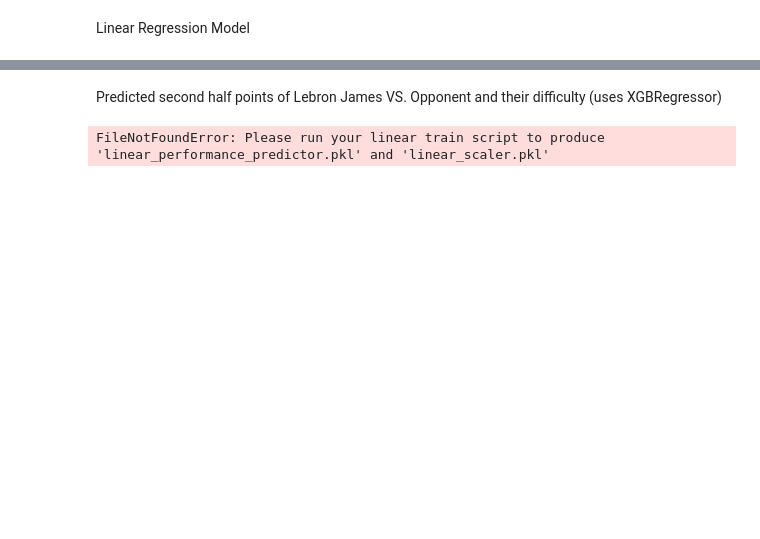
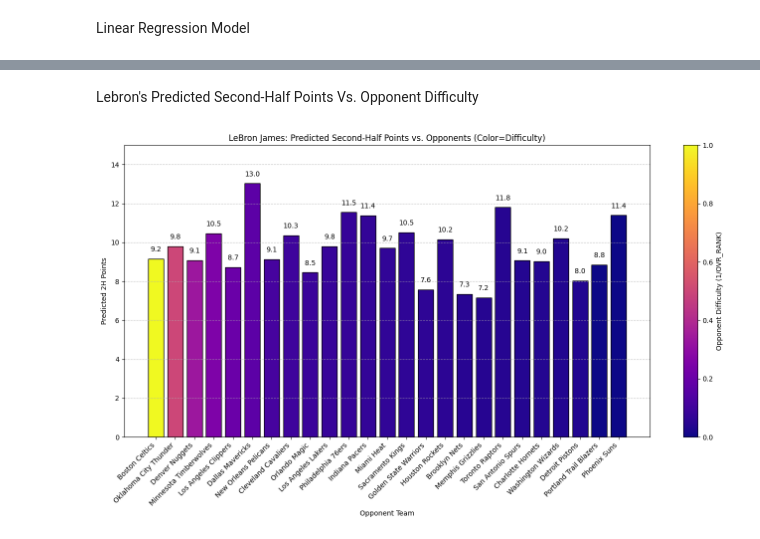
Before and after one commit to Richwhat28/Predictive_NBA_performance_ML, a Jupyter notebook: NbaNewPredictionsLinear.ipynb, the cells around one changed output, grey strips where cells are left out. Saved outputs shown, nothing was run; the diff lists cells and outputs as text; code cells hidden in the pictures; blank space fills up the shorter version.

```diff
--- a/NbaNewPredictionsLinear.ipynb
+++ b/NbaNewPredictionsLinear.ipynb
@@ -244,5 +242,5 @@ For example, when doing 'df[col].method(value, inplace=True)', try using 'df.met
-# %% [markdown]
-Predicted second half points of Lebron James VS. Opponent and their difficulty (uses XGBRegressor)
+# %% [markdown]
+Lebron's Predicted Second-Half Points Vs. Opponent Difficulty
 # %%
 import pandas as pd
 import numpy as np
@@ -252,8 +250,9 @@ import joblib
 import os
 import pathlib
 
-from sklearn.linear_model  import LinearRegression
+from sklearn.pipeline import make_pipeline
 from sklearn.preprocessing import StandardScaler
+from sklearn.linear_model import LinearRegression
 
 # -----------------------------------
 # Helpers
@@ -269,7 +268,7 @@ def find_csv(filename: str) -> pathlib.Path:
     raise FileNotFoundError(f"Could not find {filename}")
 
 def load_season_averages() -> pd.DataFrame:
-    """Concatenate all per‑game CSVs under Datasets/NBA dataset 23‑24 (NEW)."""
+    """Concatenate all per-game CSVs under Datasets/NBA dataset 23-24 (NEW)."""
     folder = pathlib.Path("Datasets") / "NBA dataset 23-24 (NEW)"
     if not folder.exists():
         raise FileNotFoundError(f"{folder} not found.")
@@ -289,7 +288,7 @@ def load_season_averages() -> pd.DataFrame:
     })[["PLAYER_NAME","MP_per_game","PTS_per_game","AST_per_game","TRB_per_game","eFG_pct"]]
 
 # -----------------------------------
-# Team‑code → full name map
+# Team-code → full name map
 # -----------------------------------
 team_name_map = {
     "ATL":"Atlanta Hawks","BOS":"Boston Celtics","BKN":"Brooklyn Nets",
@@ -305,23 +304,7 @@ team_name_map = {
 }
 
 # -----------------------------------
-# Load your LinearRegression model & scaler
-# -----------------------------------
-if not (os.path.exists('linear_performance_predictor.pkl')
-        and os.path.exists('linear_scaler.pkl')):
-    raise FileNotFoundError(
-      "Please run your linear train script to produce "
-      "'linear_performance_predictor.pkl' and 'linear_scaler.pkl'"
-    )
-model  = joblib.load('linear_performance_predictor.pkl')
-scaler = joblib.load('linear_scaler.pkl')
-
-# (Optional) sanity check:
-from sklearn.linear_model import LinearRegression
-if not isinstance(model, LinearRegression):
-    raise RuntimeError("Loaded pickle is not a LinearRegression!")
-# -----------------------------------
-# Read shot‑chart & ranking data
+# Read shot-chart & ranking data
 # -----------------------------------
 shots_csv   = find_csv("23-24 NBA dataset.csv")
 ranking_csv = find_csv("23-24 NBA RANKING.csv")
@@ -357,7 +340,7 @@ shots['POINTS'] = np.where(
 )
 
 # -----------------------------------
-# First‑ vs Second‑Half Aggregation
+# First- vs Second-Half Aggregation
 # -----------------------------------
 grouped = shots.groupby(
     ['GAME_ID','PLAYER_NAME','TEAM_NAME','OPPONENT_TEAM_FULL','PERIOD']
@@ -418,7 +401,7 @@ player_df   = game_player_data[
 if player_df.empty:
     raise ValueError(f"No data for {player_name}")
 
-# extra first‑half features by opponent
+# extra first-half features by opponent
 lh = shots[
     (shots['PLAYER_NAME'].str.upper()==player_name.upper()) &
     (shots['PERIOD'].isin([1,2]))
@@ -429,7 +412,7 @@ extra = lh.groupby('OPPONENT_TEAM_FULL').agg(
     home_flag_feat   =('home_flag','max')
 ).rename(columns={'home_flag_feat':'home_flag'}).reset_index()
 
-# opponent‑level summary
+# opponent-level summary
 opp = (
     player_df.groupby('OPPONENT_TEAM_FULL')
     .agg(
@@ -458,16 +441,33 @@ for col in ['MP_per_game','PTS_per_game','AST_per_game','TRB_per_game','eFG_pct'
     opp[col] = stats[col]
 
 # -----------------------------------
-# Prepare features & predict with LinearRegression
+# Prepare features & target
 # -----------------------------------
 feature_cols = [
     'first_half_attempts','first_half_made','first_half_points','first_half_fg_pct',
     'avg_shot_distance','pct_3pt_attempts','home_flag','opponent_difficulty',
     'MP_per_game','PTS_per_game','AST_per_game','TRB_per_game','eFG_pct'
 ]
-X        = opp[feature_cols]
-X_scaled = scaler.transform(X)
-opp['predicted_second_half_points'] = model.predict(X_scaled)
+X = opp[feature_cols]
+y = opp['second_half_points']
+
+# -----------------------------------
+# Pipeline: scale + linear regression
+# -----------------------------------
+pipeline = make_pipeline(
+    StandardScaler(),
+    LinearRegression()
+)
+
+pickle_name = 'linear_pipeline.pkl'
+if os.path.exists(pickle_name):
+    pipeline = joblib.load(pickle_name)
+else:
+    pipeline.fit(X, y)
+    joblib.dump(pipeline, pickle_name)
+
+# predict
+opp['predicted_second_half_points'] = pipeline.predict(X)
 
 # -----------------------------------
 # Plot predictions
@@ -477,31 +477,31 @@ teams      = opp['OPPONENT_TEAM_FULL']
 pred_pts   = opp['predicted_second_half_points']
 difficulty = opp['opponent_difficulty']
 
 norm   = mpl.colors.Normalize(difficulty.min(), difficulty.max())
 cmap   = mpl.cm.plasma
 colors = cmap(norm(difficulty))
 
 fig, ax = plt.subplots(figsize=(14, 8))
 bars = ax.bar(teams, pred_pts, color=colors, edgecolor='black')
 
 for bar in bars:
     y = bar.get_height()
     ax.text(bar.get_x() + bar.get_width()/2, y + 0.3,
             f"{y:.1f}", ha='center', va='bottom')
 
 ax.set_xlabel("Opponent Team")
 ax.set_ylabel("Predicted 2H Points")
 ax.set_ylim(0, 15)
 ax.set_title(f"{player_name}: Predicted Second-Half Points vs. Opponents (Color=Difficulty)")
 ax.set_xticklabels(teams, rotation=45, ha='right')
 ax.grid(axis='y', linestyle='--', alpha=0.7)
 
 sm = mpl.cm.ScalarMappable(cmap=cmap, norm=norm)
 sm.set_array([])
 cbar = fig.colorbar(sm, ax=ax)
 cbar.set_label("Opponent Difficulty (1/OVR_RANK)")
 
 plt.tight_layout()
 plt.show()
 # %% [output]
-FileNotFoundError: Please run your linear train script to produce 'linear_performance_predictor.pkl' and 'linear_scaler.pkl'
+[figure, added]
```
Also changed, not shown: parts of 3 cells of this notebook, 2 other files.
